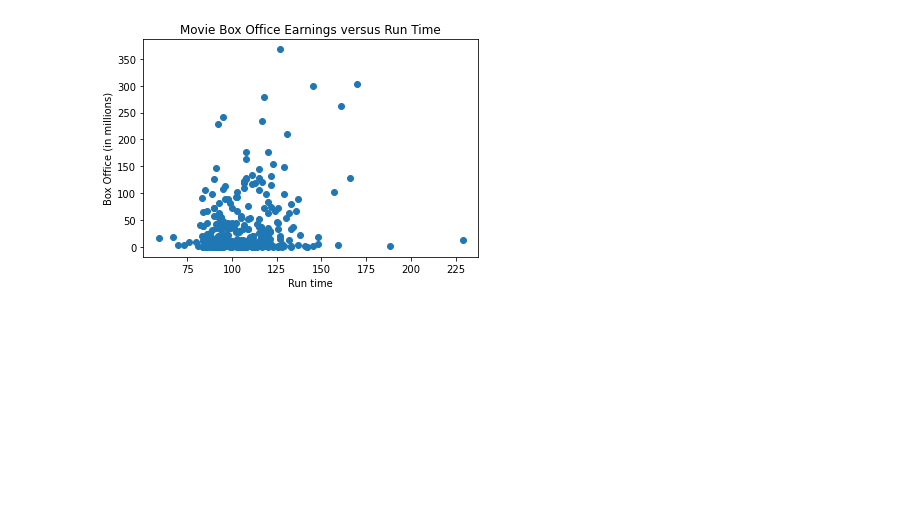
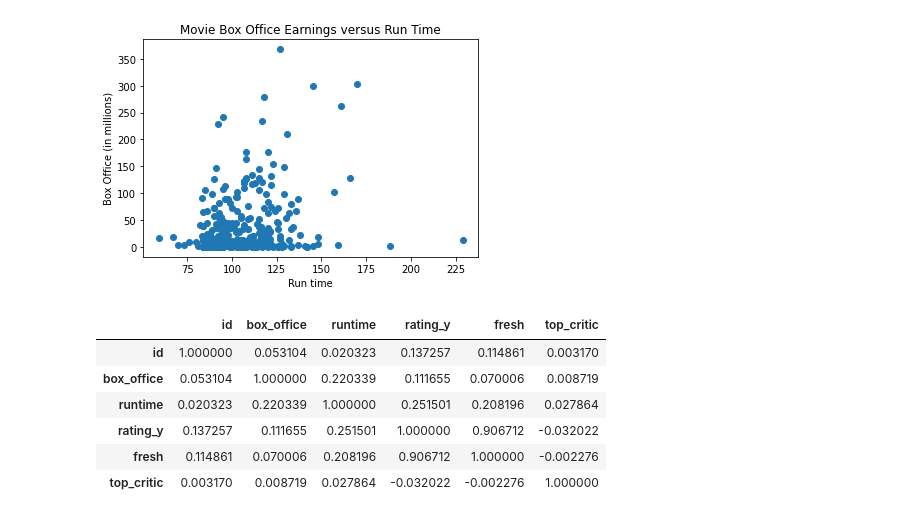
Before and after one commit to KPMcDonough49/dsc-phase-1-project, a Jupyter notebook: rt_data.ipynb, the cells around one changed output. Saved outputs shown, nothing was run; the diff lists cells and outputs as text; code cells hidden in the pictures; blank space fills up the shorter version.

```diff
--- a/rt_data.ipynb
+++ b/rt_data.ipynb
@@ -261,3 +241,13 @@ ax.set_title('Movie Box Office Earnings versus Run Time')
 # %% [output]
 Text(0.5, 1.0, 'Movie Box Office Earnings versus Run Time')
 [figure]
+# %%
+df_rt.corr()
+# %% [output]
+|  | id | box_office | runtime | rating_y | fresh | top_critic |
+| id | 1.000000 | 0.053104 | 0.020323 | 0.137257 | 0.114861 | 0.003170 |
+| box_office | 0.053104 | 1.000000 | 0.220339 | 0.111655 | 0.070006 | 0.008719 |
+| runtime | 0.020323 | 0.220339 | 1.000000 | 0.251501 | 0.208196 | 0.027864 |
+| rating_y | 0.137257 | 0.111655 | 0.251501 | 1.000000 | 0.906712 | -0.032022 |
+| fresh | 0.114861 | 0.070006 | 0.208196 | 0.906712 | 1.000000 | -0.002276 |
+| top_critic | 0.003170 | 0.008719 | 0.027864 | -0.032022 | -0.002276 | 1.000000 |
```
Also changed, not shown: parts of 8 cells of this notebook, 1 other file.
